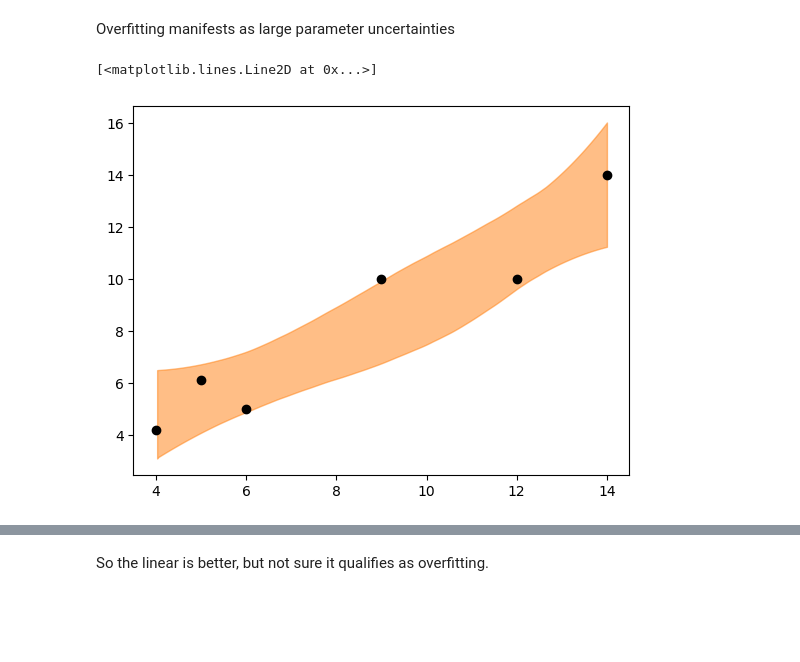
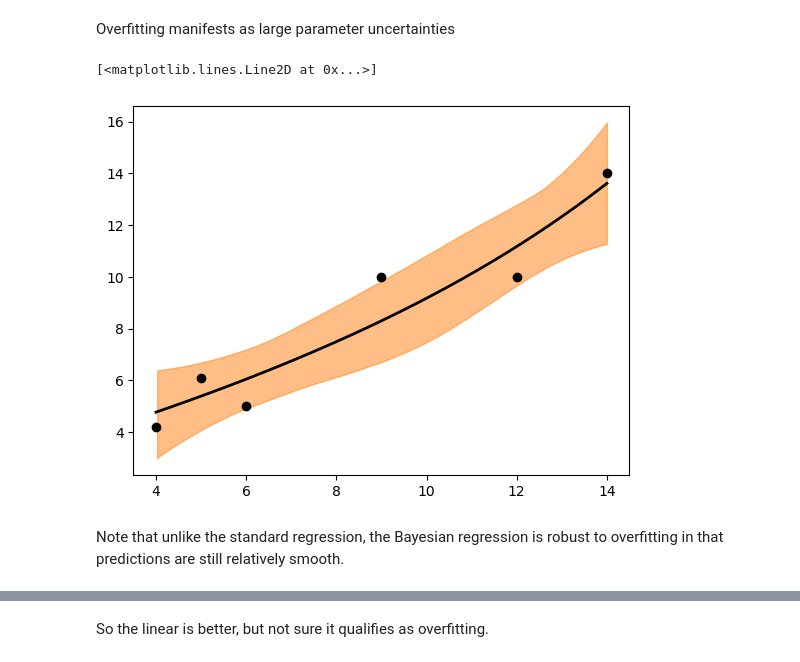
Before and after one commit to DrEntropy/BAP3, a Jupyter notebook: DrEntropy/Overfit.ipynb, the cells around one changed output, grey strips where cells are left out. Saved outputs shown, nothing was run; the diff lists cells and outputs as text; code cells hidden in the pictures; blank space fills up the shorter version.

Commit message:
demonstrate robust to overfit

```diff
--- a/DrEntropy/Overfit.ipynb
+++ b/DrEntropy/Overfit.ipynb
@@ -124,10 +123,14 @@ x_plot_c = (x_plot_p - x_p.mean(axis=1, keepdims=True)) / x_p.std(axis=1, keepdi
 y_plot = (q_samps['α'] + xr.dot(q_samps['β'], x_plot_c))*y0.std() + y0.mean()
 # %%
 az.plot_hdi(x_plot, y_plot, hdi_prob=.89, fill_kwargs={"alpha": .5})
+y_pred_mean = y_plot.mean(dim='sample')
+plt.plot(x_plot, y_pred_mean, "k", lw=2)
 plt.plot(x0, y0, "ko")
 # %% [output]
 [<matplotlib.lines.Line2D at 0x...>]
-[figure, old version]
+[figure, new version]
+# %% [markdown]
+Note that unlike the standard regression, the Bayesian regression is robust to overfitting in that predictions are still relatively smooth.
 # %%
 # plot 50 sample regression lines
 for i in range(50):
```
Also changed, not shown: parts of 7 cells of this notebook.
